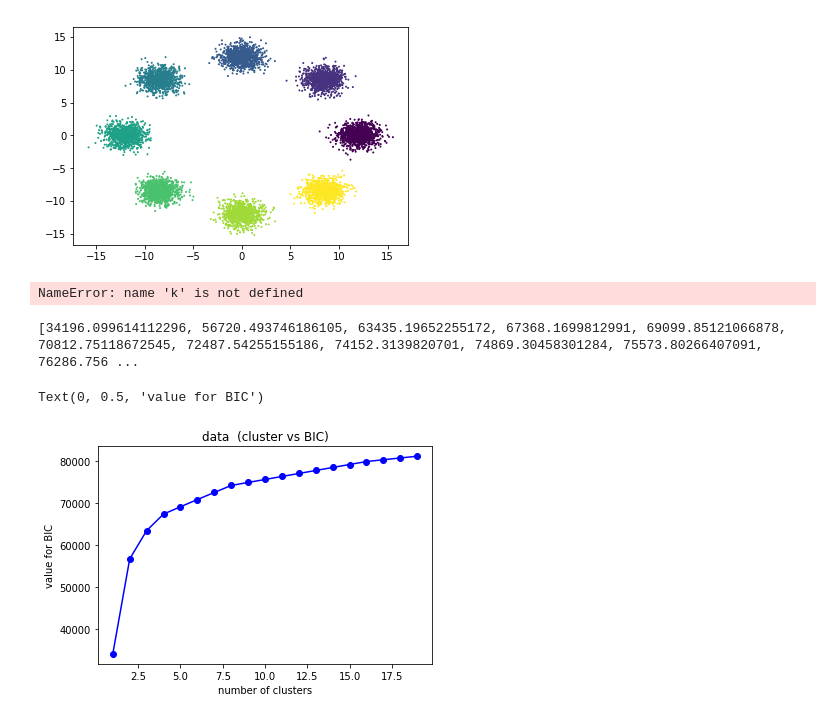
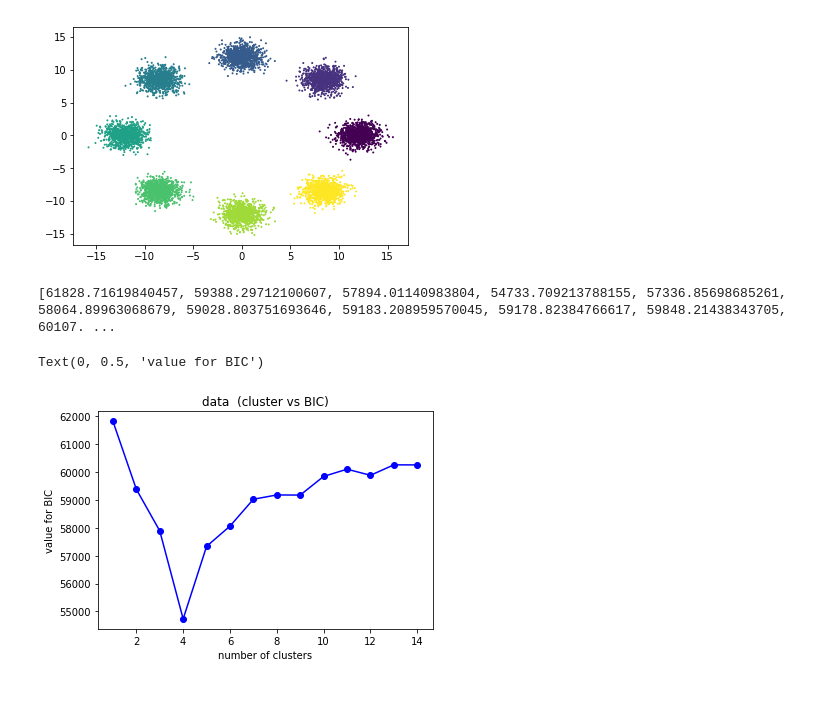
Before and after one commit to edforsberg/MME440_Project2, a Jupyter notebook: ErikF_BIC_Method.ipynb, the cells around one changed output. Cells and saved outputs as stored; diff of their text form; code cells hidden in the pictures.

```diff
--- a/ErikF_BIC_Method.ipynb
+++ b/ErikF_BIC_Method.ipynb
@@ -22,7 +22,7 @@ plt.show()
 [figure]
 [figure]
 # %%
-def ComputeBIC(kmeans, data):
+def ComputeBIC_kmeans(kmeans, data):
     centers = [kmeans.cluster_centers_]
     labels  = kmeans.labels_
     m = kmeans.n_clusters
@@ -34,10 +34,10 @@ def ComputeBIC(kmeans, data):
     const_term = 0.5 * m * np.log(N) * (d+1)
 
 
-    BIC = [cl_var + np.log(n)*m*i for i in range(m)]
-   # BIC = (np.sum([n[i] * np.log(n[i]) -
-          #     n[i] * np.log(N) -
-          #   ((n[i] * d) / 2) * np.log(2*np.pi*cl_var) -
-         #    ((n[i] - 1) * d/ 2) for i in range(m)]) - const_term)*(-1)
+    #BIC = [cl_var + i*d*np.log(n) for i in range(m)]
+    BIC = (np.sum([n[i] * np.log(n[i]) -
+        n[i] * np.log(N) -
+            ((n[i] * d) / 2) * np.log(2*np.pi*cl_var) -
+           ((n[i] - 1) * d/ 2) for i in range(m)]) - const_term)*(-1)
 
     return(BIC)
@@ -44,10 +64,8 @@ def ComputeBIC(kmeans, data):
 # %%
-ks = range(1,10)
-KMeans = [cluster.KMeans(n_clusters = k, init="k-means++").fit(data1) for k in ks]
-KMeans = [cluster.KMeans(n_clusters = k, init="k-means++").fit(data2) for k in ks]
-KMeans = [cluster.KMeans(n_clusters = k, init="k-means++").fit(data3) for k in ks]
-BIC1 = [ComputeBIC(kmeansi,data1) for kmeansi in KMeans]
-BIC2 = [ComputeBIC(kmeansi,data2) for kmeansi in KMeans]
-BIC3 = [ComputeBIC(kmeansi,data3) for kmeansi in KMeans]
+ks = range(1,15)
+KMeans1 = [cluster.KMeans(n_clusters = k, init="k-means++").fit(data1) for k in ks]
+KMeans2 = [cluster.KMeans(n_clusters = k, init="k-means++").fit(data2) for k in ks]
+KMeans3 = [cluster.KMeans(n_clusters = k, init="k-means++").fit(data3) for k in ks]
+BIC_kmeans1 = [ComputeBIC_kmeans(kmeansi,data1) for kmeansi in KMeans1]
+BIC2_kmeans1 = [ComputeBIC_kmeans(kmeansi,data2) for kmeansi in KMeans2]
+BIC3_kmeans1 = [ComputeBIC_kmeams(kmeansi,data3) for kmeansi in KMeans3]
-# %% [output]
-NameError: name 'k' is not defined
@@ -54,10 +74,20 @@ NameError: name 'k' is not defined
 # %%
 print(BIC1)
-plt.plot(ks,BIC1,'b-o')
+plt.plot(ks,BIC1_kmeans1,'b-o')
 plt.title("data  (cluster vs BIC)")
 plt.xlabel("number of clusters")
 plt.ylabel("value for BIC")
+print(BIC2_kmeans1)
+plt.plot(ks,BIC2_kmeans1,'b-o')
+plt.title("data  (cluster vs BIC)")
+plt.xlabel("number of clusters")
+plt.ylabel("value for BIC")
+print(BIC3_kmeans1)
+plt.plot(ks,BIC3_kmeans1,'b-o')
+plt.title("data  (cluster vs BIC)")
+plt.xlabel("number of clusters")
+plt.ylabel("value for BIC")
 # %% [output]
-[34196.099614112296, 56720.493746186105, 63435.19652255172, 67368.1699812991, 69099.85121066878, 70812.75118672545, 72487.54255155186, 74152.3139820701, 74869.30458301284, 75573.80266407091, 76286.756 ...
+[61828.71619840457, 59388.29712100607, 57894.01140983804, 54733.709213788155, 57336.85698685261, 58064.89963068679, 59028.803751693646, 59183.208959570045, 59178.82384766617, 59848.21438343705, 60107. ...
 Text(0, 0.5, 'value for BIC')
-[figure, old version]
+[figure, new version]
```
Also changed, not shown: parts of 7 cells of this notebook.
